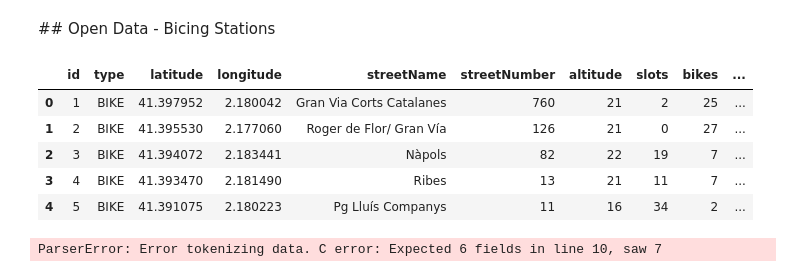
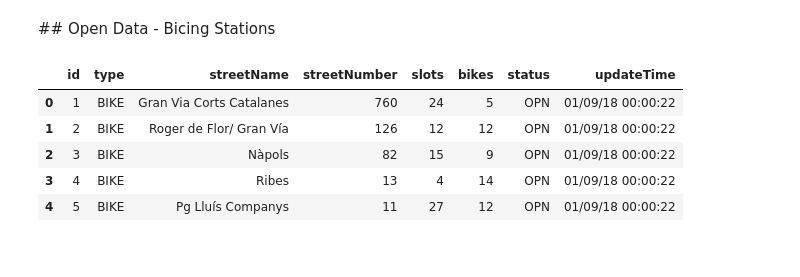
Before and after one commit to jonathan9879/barcelona_data, a Jupyter notebook: Data_tables.ipynb, the cells around one changed output. Cells and saved outputs as stored; diff of their text form; code cells hidden in the pictures.

Commit message:
Added bicing stations from open data

```diff
--- a/Data_tables.ipynb
+++ b/Data_tables.ipynb
@@ -258,13 +258,8 @@ bicing_usage0219.head()
 | 4 | 0 | 113 | 3 | 110 | 2019-02-01 00:20:00 |
 # %% [markdown]
 ## Open Data - Bicing Stations
+# %%
+def drop_columns(data_frame, n_columns):
+    return data_frame.drop(columns = n_columns, inplace = True)
 # %%
 bicing_stations0818 = pd.read_csv('https://opendata-ajuntament.barcelona.cat/resources/bcn/2018_08_Agost_BICING_ESTACIONS.csv')
-bicing_stations0818.head()
-# %% [output]
-|  | id | type | latitude | longitude | streetName | streetNumber | altitude | slots | bikes | ... |
-| 0 | 1 | BIKE | 41.397952 | 2.180042 | Gran Via Corts Catalanes | 760 | 21 | 2 | 25 | ... |
-| 1 | 2 | BIKE | 41.395530 | 2.177060 | Roger de Flor/ Gran Vía | 126 | 21 | 0 | 27 | ... |
-| 2 | 3 | BIKE | 41.394072 | 2.183441 | Nàpols | 82 | 22 | 19 | 7 | ... |
-| 3 | 4 | BIKE | 41.393470 | 2.181490 | Ribes | 13 | 21 | 11 | 7 | ... |
-| 4 | 5 | BIKE | 41.391075 | 2.180223 | Pg Lluís Companys | 11 | 16 | 34 | 2 | ... |
@@ -271,7 +269,14 @@ bicing_stations0818.head()
 # %%
-bicing_stations0918 = pd.read_csv('https://opendata-ajuntament.barcelona.cat/resources/bcn/2018_09_Setembre_BICING_ESTACIONS.csv')
-bicing_stations0918.head()
+bicing_stations0918 = pd.read_csv('https://opendata-ajuntament.barcelona.cat/resources/bcn/2018_09_Setembre_BICING_ESTACIONS.csv', sep = ';')
-# %% [output]
-ParserError: Error tokenizing data. C error: Expected 6 fields in line 10, saw 7
+# %%
+drop_columns(bicing_stations0918, ['latitude', 'longitude', 'altitude', 'nearbyStations'])
+bicing_stations0918.head()
+# %% [output]
+|  | id | type | streetName | streetNumber | slots | bikes | status | updateTime |
+| 0 | 1 | BIKE | Gran Via Corts Catalanes | 760 | 24 | 5 | OPN | 01/09/18 00:00:22 |
+| 1 | 2 | BIKE | Roger de Flor/ Gran Vía | 126 | 12 | 12 | OPN | 01/09/18 00:00:22 |
+| 2 | 3 | BIKE | Nàpols | 82 | 15 | 9 | OPN | 01/09/18 00:00:22 |
+| 3 | 4 | BIKE | Ribes | 13 | 4 | 14 | OPN | 01/09/18 00:00:22 |
+| 4 | 5 | BIKE | Pg Lluís Companys | 11 | 27 | 12 | OPN | 01/09/18 00:00:22 |
 # %%
 bicing_stations1018 = pd.read_csv('https://opendata-ajuntament.barcelona.cat/resources/bcn/2018_10_Octubre_BICING_ESTACIONS.csv')
```
Also changed, not shown: parts of 10 cells of this notebook.
